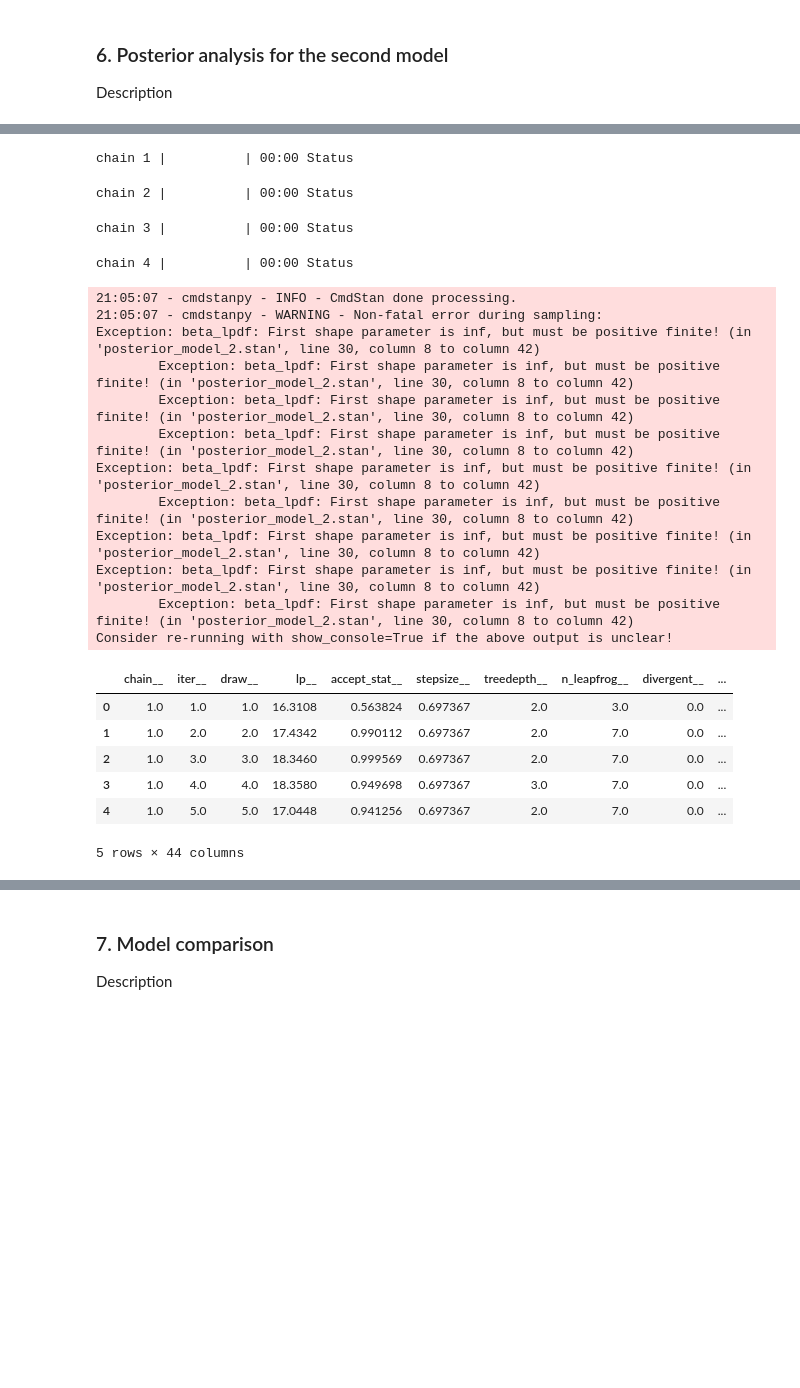
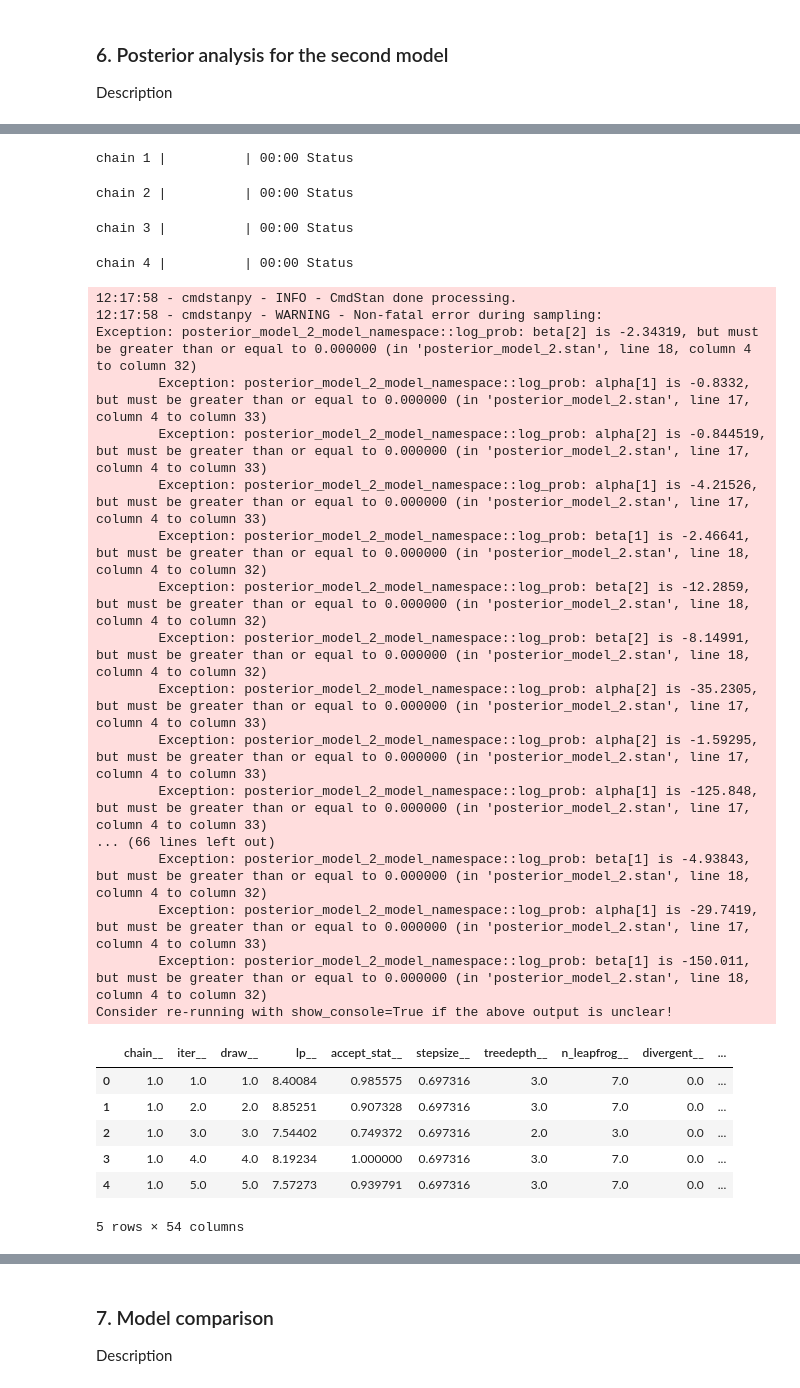
Before and after one commit to DanielJurkowski/DataAnalyticsProject, a Jupyter notebook: notebook.ipynb, the cells around one changed output, grey strips where cells are left out. Drawn from its saved outputs; the diff is of its cells as text; code cells hidden in the pictures; blank space fills up the shorter version.

```diff
--- a/notebook.ipynb
+++ b/notebook.ipynb
@@ -675,12 +659,13 @@ Description
 # %%
 posterior_model_2 = CmdStanModel(stan_file='src/posterior_model_2.stan')
 
+scaled_gpa = data['Current GPA'][indexes] / 100
 
 data_fit = {'N': 10,
             'hours': (data['Studying hours'][indexes]),
             'hangouts': (data['Hangouts'][indexes]),
             'drinks': data['Drinks'][indexes],
-            'gpa': data['Current GPA'][indexes]}
+            'scaled_gpa': scaled_gpa}
 
 model_fit_2 = posterior_model_2.sample(data=data_fit, seed=2024)
 
@@ -691,24 +676,29 @@ df_4.head()
 chain 1 |          | 00:00 Status
 chain 2 |          | 00:00 Status
 chain 3 |          | 00:00 Status
 chain 4 |          | 00:00 Status
-21:05:07 - cmdstanpy - INFO - CmdStan done processing.
-21:05:07 - cmdstanpy - WARNING - Non-fatal error during sampling:
-Exception: beta_lpdf: First shape parameter is inf, but must be positive finite! (in 'posterior_model_2.stan', line 30, column 8 to column 42)
-        Exception: beta_lpdf: First shape parameter is inf, but must be positive finite! (in 'posterior_model_2.stan', line 30, column 8 to column 42)
-        Exception: beta_lpdf: First shape parameter is inf, but must be positive finite! (in 'posterior_model_2.stan', line 30, column 8 to column 42)
-        Exception: beta_lpdf: First shape parameter is inf, but must be positive finite! (in 'posterior_model_2.stan', line 30, column 8 to column 42)
-Exception: beta_lpdf: First shape parameter is inf, but must be positive finite! (in 'posterior_model_2.stan', line 30, column 8 to column 42)
-        Exception: beta_lpdf: First shape parameter is inf, but must be positive finite! (in 'posterior_model_2.stan', line 30, column 8 to column 42)
-Exception: beta_lpdf: First shape parameter is inf, but must be positive finite! (in 'posterior_model_2.stan', line 30, column 8 to column 42)
-Exception: beta_lpdf: First shape parameter is inf, but must be positive finite! (in 'posterior_model_2.stan', line 30, column 8 to column 42)
-        Exception: beta_lpdf: First shape parameter is inf, but must be positive finite! (in 'posterior_model_2.stan', line 30, column 8 to column 42)
+12:17:58 - cmdstanpy - INFO - CmdStan done processing.
+12:17:58 - cmdstanpy - WARNING - Non-fatal error during sampling:
+Exception: posterior_model_2_model_namespace::log_prob: beta[2] is -2.34319, but must be greater than or equal to 0.000000 (in 'posterior_model_2.stan', line 18, column 4 to column 32)
+        Exception: posterior_model_2_model_namespace::log_prob: alpha[1] is -0.8332, but must be greater than or equal to 0.000000 (in 'posterior_model_2.stan', line 17, column 4 to column 33)
+        Exception: posterior_model_2_model_namespace::log_prob: alpha[2] is -0.844519, but must be greater than or equal to 0.000000 (in 'posterior_model_2.stan', line 17, column 4 to column 33)
+        Exception: posterior_model_2_model_namespace::log_prob: alpha[1] is -4.21526, but must be greater than or equal to 0.000000 (in 'posterior_model_2.stan', line 17, column 4 to column 33)
+        Exception: posterior_model_2_model_namespace::log_prob: beta[1] is -2.46641, but must be greater than or equal to 0.000000 (in 'posterior_model_2.stan', line 18, column 4 to column 32)
+        Exception: posterior_model_2_model_namespace::log_prob: beta[2] is -12.2859, but must be greater than or equal to 0.000000 (in 'posterior_model_2.stan', line 18, column 4 to column 32)
+        Exception: posterior_model_2_model_namespace::log_prob: beta[2] is -8.14991, but must be greater than or equal to 0.000000 (in 'posterior_model_2.stan', line 18, column 4 to column 32)
+        Exception: posterior_model_2_model_namespace::log_prob: alpha[2] is -35.2305, but must be greater than or equal to 0.000000 (in 'posterior_model_2.stan', line 17, column 4 to column 33)
+        Exception: posterior_model_2_model_namespace::log_prob: alpha[2] is -1.59295, but must be greater than or equal to 0.000000 (in 'posterior_model_2.stan', line 17, column 4 to column 33)
+        Exception: posterior_model_2_model_namespace::log_prob: alpha[1] is -125.848, but must be greater than or equal to 0.000000 (in 'posterior_model_2.stan', line 17, column 4 to column 33)
+... (66 lines left out)
+        Exception: posterior_model_2_model_namespace::log_prob: beta[1] is -4.93843, but must be greater than or equal to 0.000000 (in 'posterior_model_2.stan', line 18, column 4 to column 32)
+        Exception: posterior_model_2_model_namespace::log_prob: alpha[1] is -29.7419, but must be greater than or equal to 0.000000 (in 'posterior_model_2.stan', line 17, column 4 to column 33)
+        Exception: posterior_model_2_model_namespace::log_prob: beta[1] is -150.011, but must be greater than or equal to 0.000000 (in 'posterior_model_2.stan', line 18, column 4 to column 32)
 Consider re-running with show_console=True if the above output is unclear!
 |  | chain__ | iter__ | draw__ | lp__ | accept_stat__ | stepsize__ | treedepth__ | n_leapfrog__ | divergent__ | ... |
-| 0 | 1.0 | 1.0 | 1.0 | 16.3108 | 0.563824 | 0.697367 | 2.0 | 3.0 | 0.0 | ... |
-| 1 | 1.0 | 2.0 | 2.0 | 17.4342 | 0.990112 | 0.697367 | 2.0 | 7.0 | 0.0 | ... |
-| 2 | 1.0 | 3.0 | 3.0 | 18.3460 | 0.999569 | 0.697367 | 2.0 | 7.0 | 0.0 | ... |
-| 3 | 1.0 | 4.0 | 4.0 | 18.3580 | 0.949698 | 0.697367 | 3.0 | 7.0 | 0.0 | ... |
-| 4 | 1.0 | 5.0 | 5.0 | 17.0448 | 0.941256 | 0.697367 | 2.0 | 7.0 | 0.0 | ... |
+| 0 | 1.0 | 1.0 | 1.0 | 8.40084 | 0.985575 | 0.697316 | 3.0 | 7.0 | 0.0 | ... |
+| 1 | 1.0 | 2.0 | 2.0 | 8.85251 | 0.907328 | 0.697316 | 3.0 | 7.0 | 0.0 | ... |
+| 2 | 1.0 | 3.0 | 3.0 | 7.54402 | 0.749372 | 0.697316 | 2.0 | 3.0 | 0.0 | ... |
+| 3 | 1.0 | 4.0 | 4.0 | 8.19234 | 1.000000 | 0.697316 | 3.0 | 7.0 | 0.0 | ... |
+| 4 | 1.0 | 5.0 | 5.0 | 7.57273 | 0.939791 | 0.697316 | 3.0 | 7.0 | 0.0 | ... |
-5 rows × 44 columns
+5 rows × 54 columns
 # %%
```
Also changed, not shown: parts of 14 cells of this notebook, 6 other files.
